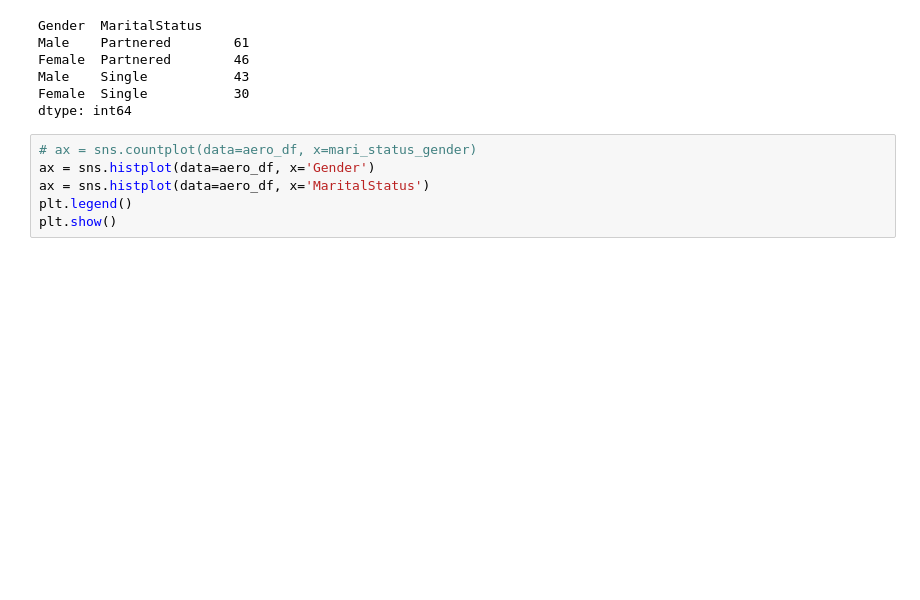
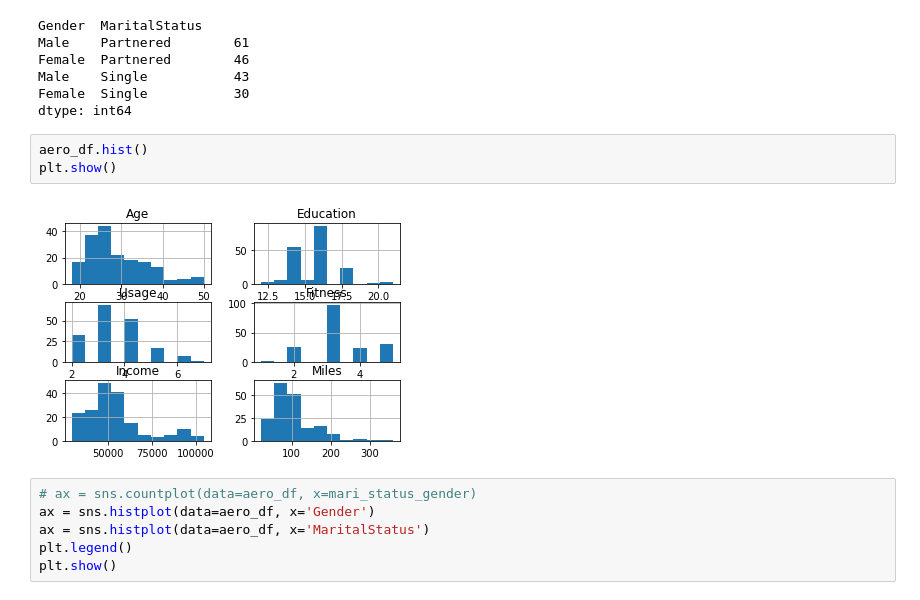
Before and after one commit to pkmariya/Python, a Jupyter notebook: AerofitCaseStudy_Mariya_DSMLJune22.ipynb, the cells around one changed output. Drawn from its saved outputs; the diff is of its cells as text; blank space fills up the shorter version.

```diff
--- a/AerofitCaseStudy_Mariya_DSMLJune22.ipynb
+++ b/AerofitCaseStudy_Mariya_DSMLJune22.ipynb
@@ -199,6 +199,11 @@ Female  Partnered        46
 Male    Single           43
 Female  Single           30
 dtype: int64
+# %%
+aero_df.hist()
+plt.show()
+# %% [output]
+[figure, added]
 # %%
 # ax = sns.countplot(data=aero_df, x=mari_status_gender)
 ax = sns.histplot(data=aero_df, x='Gender')
```
